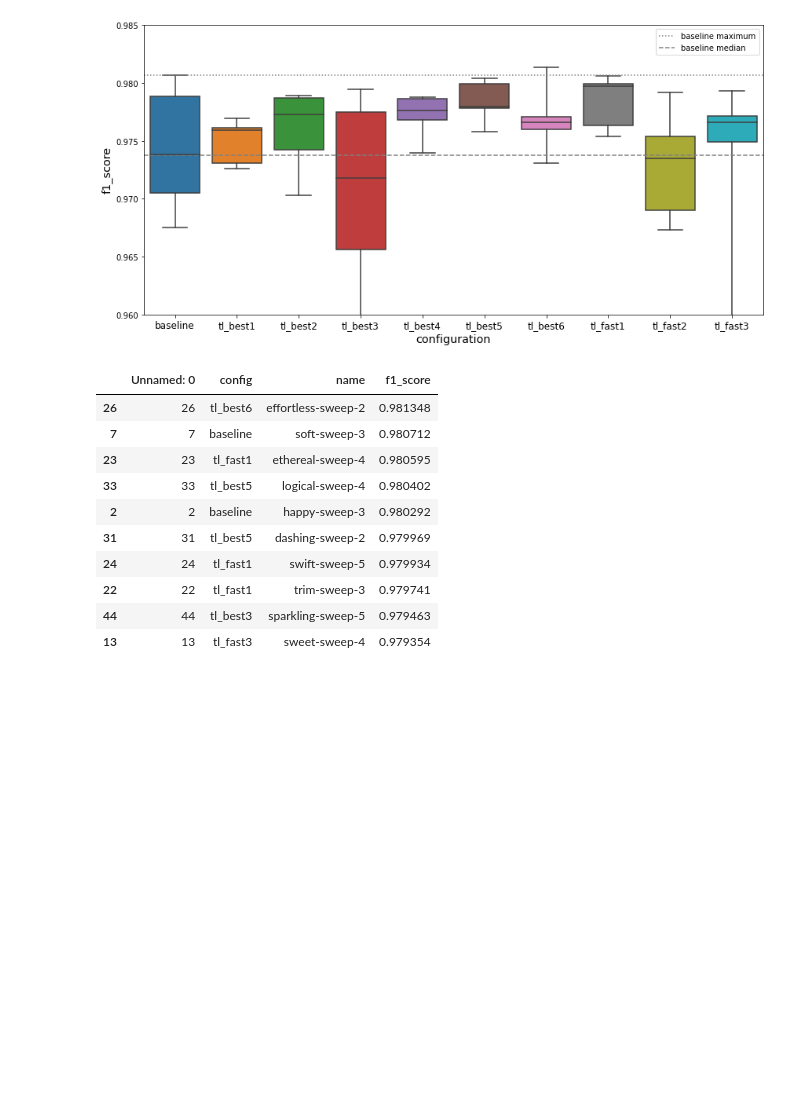
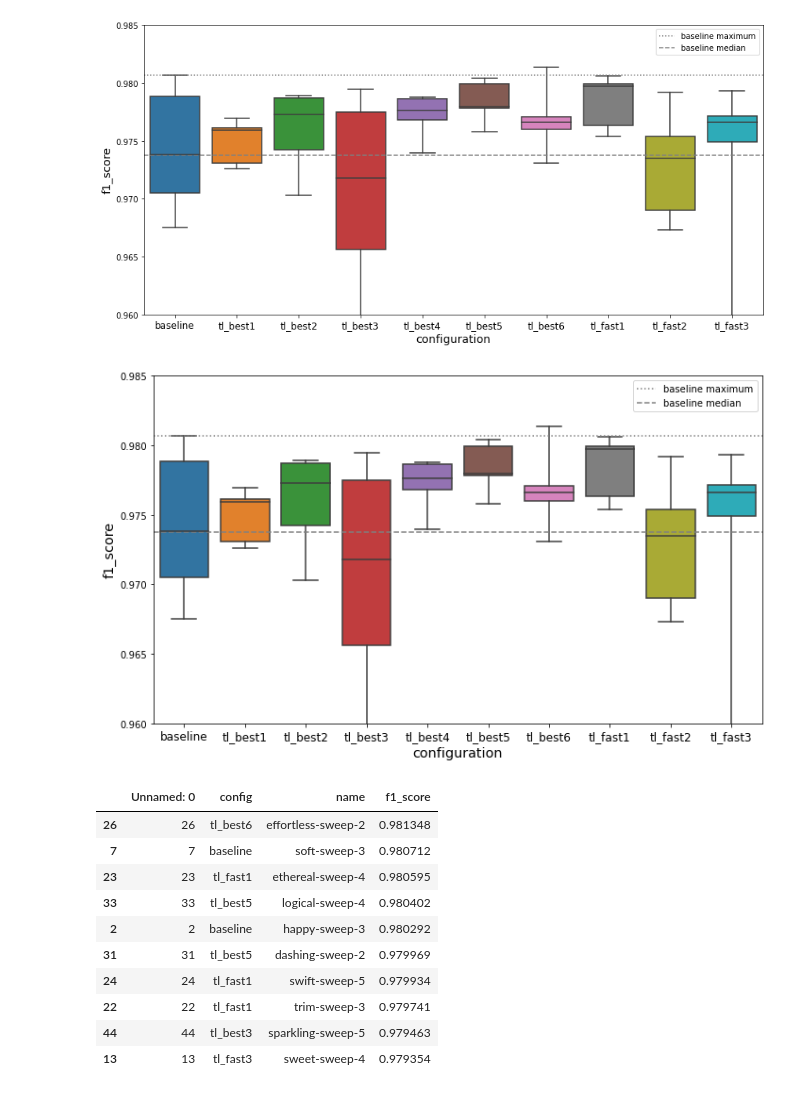
Before and after one commit to tttiago/GravitySpyClassifier, a Jupyter notebook: 12_compare_transfer_best.ipynb, the cells around one changed output. Saved outputs shown, nothing was run; the diff lists cells and outputs as text; code cells hidden in the pictures; blank space fills up the shorter version.

Commit message:
Create images with different size.

```diff
--- a/12_compare_transfer_best.ipynb
+++ b/12_compare_transfer_best.ipynb
@@ -86,6 +86,24 @@ fig.tight_layout()
 fig.savefig('../figs/glitches/12_transfer_best_scores.pdf', dpi=600)
 # %% [output]
 [figure]
+# %%
+fig = plt.figure(figsize=(10, 6))
+sns.boxplot(x='config', y=metric, data=f1_df, whis=100, order=sorted(f1_df['config'].unique()))
+plt.ylim([0.96, 0.985])
+plt.hlines(0.980712, -0.5, 9.5, linestyles='dotted', color='grey', label='baseline maximum')
+plt.hlines(0.973796, -0.5, 9.5, linestyles='dashed', color='grey', label='baseline median')
+ax = plt.gca()
+l = ax.get_ylabel()
+ax.set_ylabel(l, size='x-large')
+ax.set_xlabel("configuration", size='x-large')
+plt.xticks(fontsize='large')
+plt.legend()
+#ax.set_xticks([])
+fig.tight_layout()
+
+fig.savefig('../figs/glitches/12_transfer_best_scores_v2.pdf', dpi=600)
+# %% [output]
+[figure, added]
 # %%
 f1_df.sort_values(by='f1_score', ascending=False).head(10)
 # %% [output]
```
Also changed, not shown: 1 other file.
